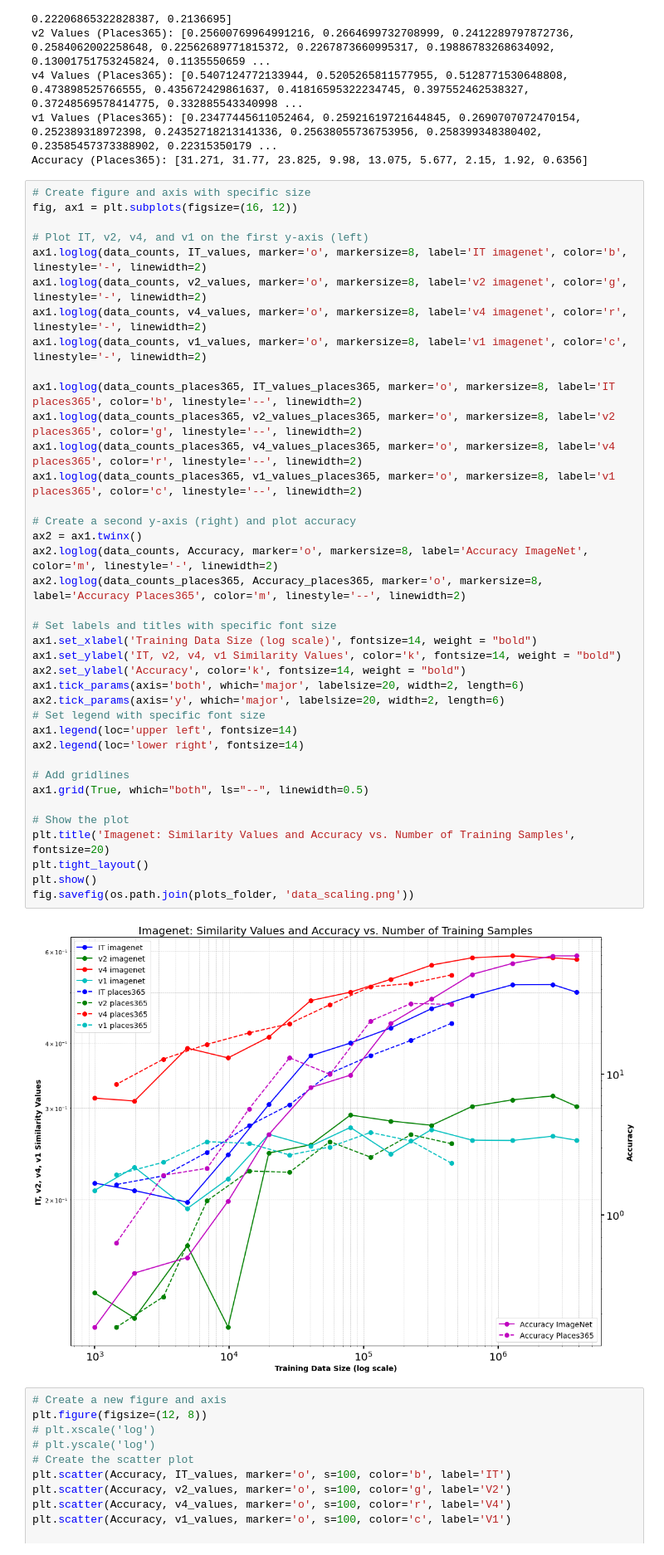
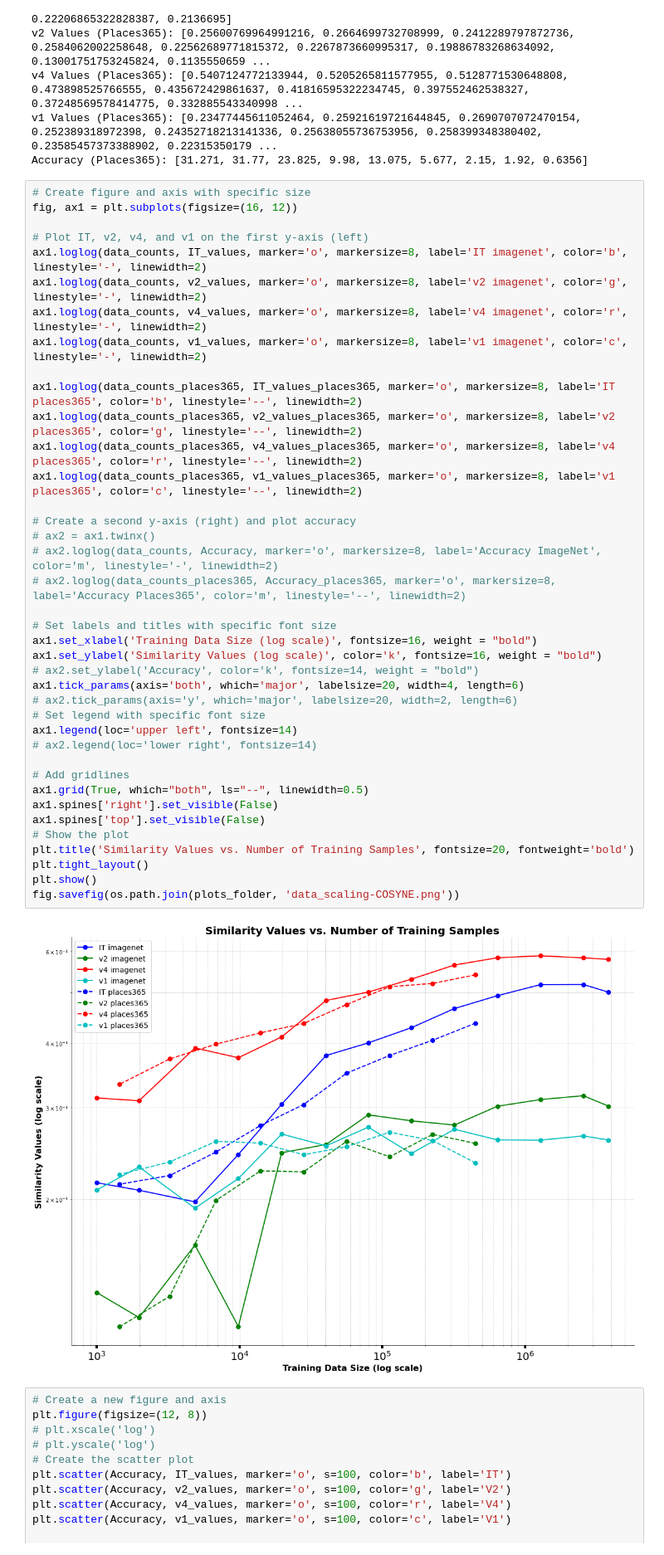
Before and after one commit to BabaSanfour/scaling_brain_similarity, a Jupyter notebook: plot_results.ipynb, the cells around one changed output. Shown: that part at 83% size. Saved outputs shown, nothing was run; the diff lists cells and outputs as text.

```diff
--- a/plot_results.ipynb
+++ b/plot_results.ipynb
@@ -299,43 +299,44 @@ Accuracy (Places365): [31.271, 31.77, 23.825, 9.98, 13.075, 5.677, 2.15, 1.92, 0
 # %%
 # Create figure and axis with specific size
 fig, ax1 = plt.subplots(figsize=(16, 12))
 
 # Plot IT, v2, v4, and v1 on the first y-axis (left)
 ax1.loglog(data_counts, IT_values, marker='o', markersize=8, label='IT imagenet', color='b', linestyle='-', linewidth=2)
 ax1.loglog(data_counts, v2_values, marker='o', markersize=8, label='v2 imagenet', color='g', linestyle='-', linewidth=2)
 ax1.loglog(data_counts, v4_values, marker='o', markersize=8, label='v4 imagenet', color='r', linestyle='-', linewidth=2)
 ax1.loglog(data_counts, v1_values, marker='o', markersize=8, label='v1 imagenet', color='c', linestyle='-', linewidth=2)
 
 ax1.loglog(data_counts_places365, IT_values_places365, marker='o', markersize=8, label='IT places365', color='b', linestyle='--', linewidth=2)
 ax1.loglog(data_counts_places365, v2_values_places365, marker='o', markersize=8, label='v2 places365', color='g', linestyle='--', linewidth=2)
 ax1.loglog(data_counts_places365, v4_values_places365, marker='o', markersize=8, label='v4 places365', color='r', linestyle='--', linewidth=2)
 ax1.loglog(data_counts_places365, v1_values_places365, marker='o', markersize=8, label='v1 places365', color='c', linestyle='--', linewidth=2)
 
 # Create a second y-axis (right) and plot accuracy
-ax2 = ax1.twinx()
-ax2.loglog(data_counts, Accuracy, marker='o', markersize=8, label='Accuracy ImageNet', color='m', linestyle='-', linewidth=2)
-ax2.loglog(data_counts_places365, Accuracy_places365, marker='o', markersize=8, label='Accuracy Places365', color='m', linestyle='--', linewidth=2)
+# ax2 = ax1.twinx()
+# ax2.loglog(data_counts, Accuracy, marker='o', markersize=8, label='Accuracy ImageNet', color='m', linestyle='-', linewidth=2)
+# ax2.loglog(data_counts_places365, Accuracy_places365, marker='o', markersize=8, label='Accuracy Places365', color='m', linestyle='--', linewidth=2)
 
 # Set labels and titles with specific font size
-ax1.set_xlabel('Training Data Size (log scale)', fontsize=14, weight = "bold")
-ax1.set_ylabel('IT, v2, v4, v1 Similarity Values', color='k', fontsize=14, weight = "bold")
-ax2.set_ylabel('Accuracy', color='k', fontsize=14, weight = "bold")
-ax1.tick_params(axis='both', which='major', labelsize=20, width=2, length=6)
-ax2.tick_params(axis='y', which='major', labelsize=20, width=2, length=6)
+ax1.set_xlabel('Training Data Size (log scale)', fontsize=16, weight = "bold")
+ax1.set_ylabel('Similarity Values (log scale)', color='k', fontsize=16, weight = "bold")
+# ax2.set_ylabel('Accuracy', color='k', fontsize=14, weight = "bold")
+ax1.tick_params(axis='both', which='major', labelsize=20, width=4, length=6)
+# ax2.tick_params(axis='y', which='major', labelsize=20, width=2, length=6)
 # Set legend with specific font size
 ax1.legend(loc='upper left', fontsize=14)
-ax2.legend(loc='lower right', fontsize=14)
+# ax2.legend(loc='lower right', fontsize=14)
 
 # Add gridlines
 ax1.grid(True, which="both", ls="--", linewidth=0.5)
-
+ax1.spines['right'].set_visible(False)
+ax1.spines['top'].set_visible(False)
 # Show the plot
-plt.title('Imagenet: Similarity Values and Accuracy vs. Number of Training Samples', fontsize=20)
+plt.title('Similarity Values vs. Number of Training Samples', fontsize=20, fontweight='bold')
 plt.tight_layout()
 plt.show()
-fig.savefig(os.path.join(plots_folder, 'data_scaling.png'))
+fig.savefig(os.path.join(plots_folder, 'data_scaling-COSYNE.png'))
 # %% [output]
-[figure, old version]
+[figure, new version]
 # %%
 # Create a new figure and axis
 plt.figure(figsize=(12, 8))
```
Also changed, not shown: 3 other files.
